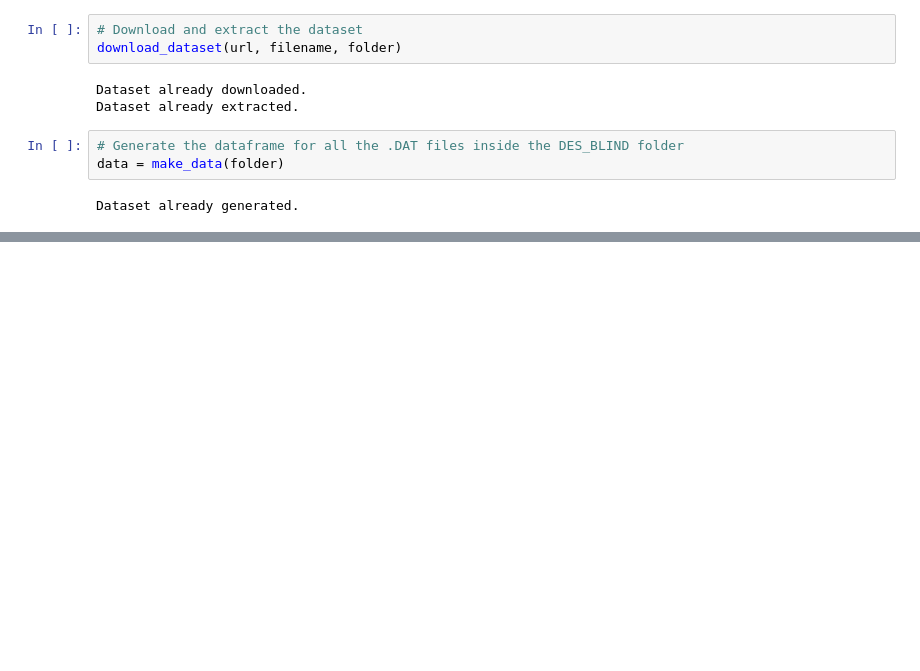
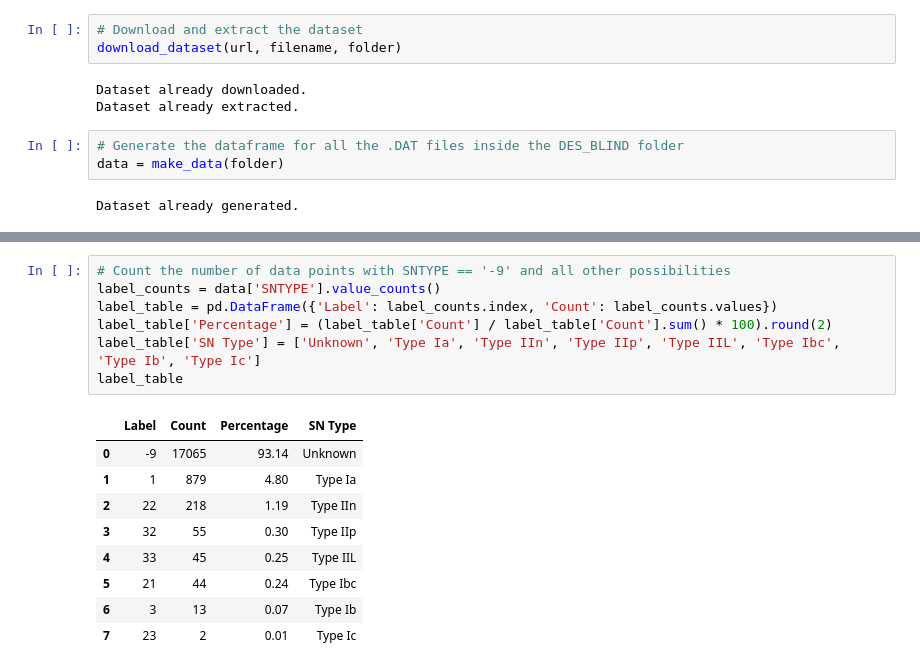
Before and after one commit to zick97/SN_clf_project, a Jupyter notebook: main.ipynb, the cells around one changed output, grey strips where cells are left out. Saved outputs shown, nothing was run; the diff lists cells and outputs as text; blank space fills up the shorter version.

```diff
--- a/main.ipynb
+++ b/main.ipynb
@@ -34,3 +37,20 @@ Dataset already generated.
+# %%
+# Count the number of data points with SNTYPE == '-9' and all other possibilities
+label_counts = data['SNTYPE'].value_counts()
+label_table = pd.DataFrame({'Label': label_counts.index, 'Count': label_counts.values})
+label_table['Percentage'] = (label_table['Count'] / label_table['Count'].sum() * 100).round(2)
+label_table['SN Type'] = ['Unknown', 'Type Ia', 'Type IIn', 'Type IIp', 'Type IIL', 'Type Ibc', 'Type Ib', 'Type Ic']
+label_table
+# %% [output]
+|  | Label | Count | Percentage | SN Type |
+| 0 | -9 | 17065 | 93.14 | Unknown |
+| 1 | 1 | 879 | 4.80 | Type Ia |
+| 2 | 22 | 218 | 1.19 | Type IIn |
+| 3 | 32 | 55 | 0.30 | Type IIp |
+| 4 | 33 | 45 | 0.25 | Type IIL |
+| 5 | 21 | 44 | 0.24 | Type Ibc |
+| 6 | 3 | 13 | 0.07 | Type Ib |
+| 7 | 23 | 2 | 0.01 | Type Ic |
 # %%
 # Plot the SN48 Light Curve
 plot_data(data, 48)
```
Also changed, not shown: parts of 2 cells of this notebook, 1 other file.
